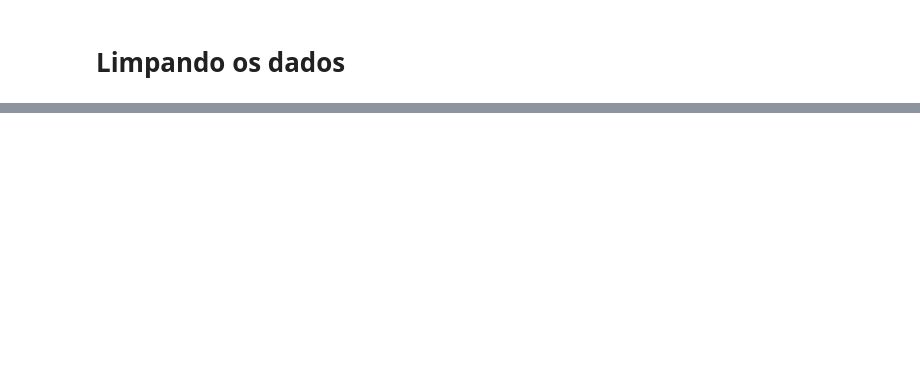
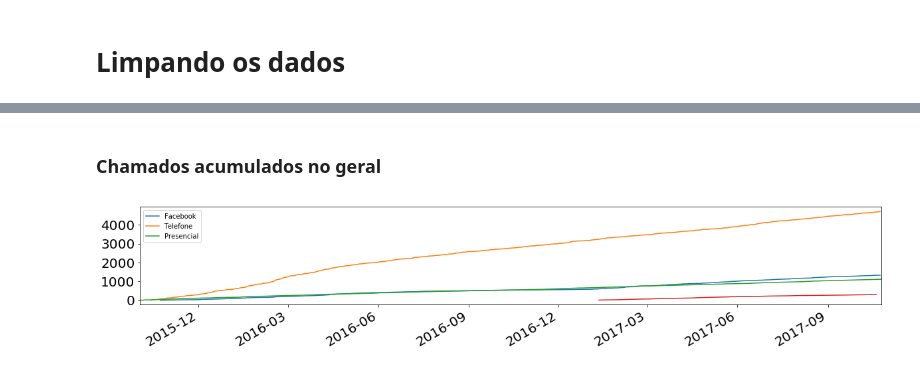
Before and after one commit to lorenzofantunes/Data-Science---Demandas-Prefeitura, a Jupyter notebook: Demandas.ipynb, the cells around one changed output, grey strips where cells are left out. Cells and saved outputs as stored; diff of their text form; code cells hidden in the pictures; blank space fills up the shorter version.

```diff
--- a/Demandas.ipynb
+++ b/Demandas.ipynb
@@ -154,0 +145,11 @@ Name: abertura, Length: 432, dtype: int64
+# %% [markdown]
+### Chamados acumulados no geral
+# %%
+fig, ax = subplots()
+facebook.cumsum().plot(kind="line", figsize=(20, 3), fontsize=20, legend=True, ax=ax)
+telefone.cumsum().plot(kind="line", figsize=(20, 3), fontsize=20, legend=True, ax=ax)
+presencial.cumsum().plot(kind="line", figsize=(20, 3), fontsize=20, legend=True, ax=ax)
+transparencia.cumsum().plot(kind="line", figsize=(20, 3), fontsize=20, legend=True, ax=ax)
+ax.legend(["Facebook", "Telefone", "Presencial"]);
+# %% [output]
+[figure, added]
```
Also changed, not shown: parts of 39 cells of this notebook.
